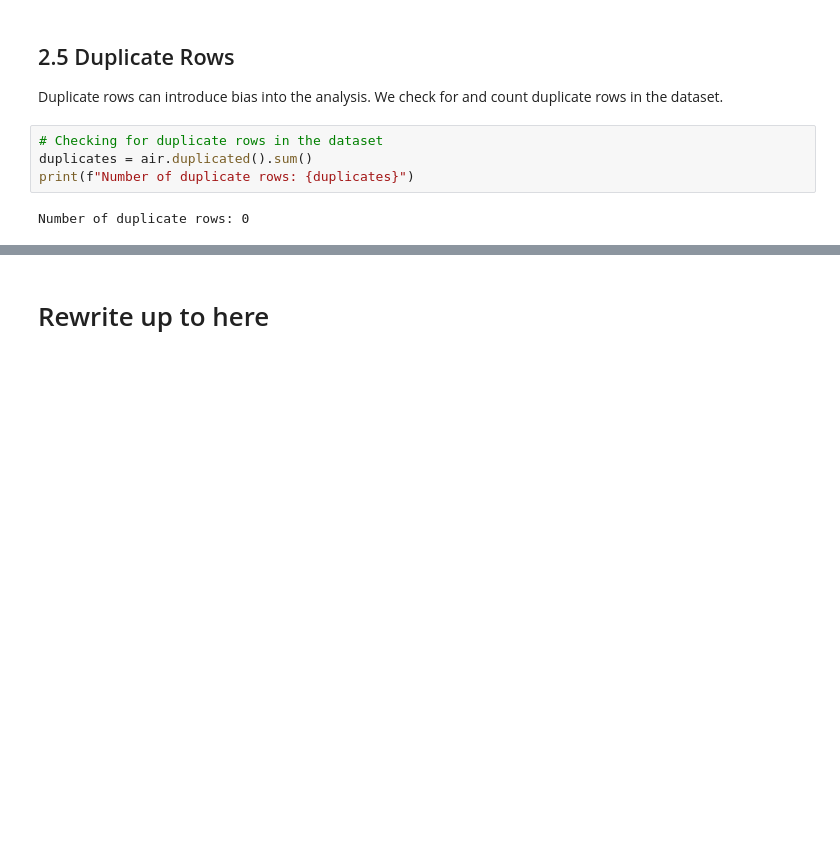
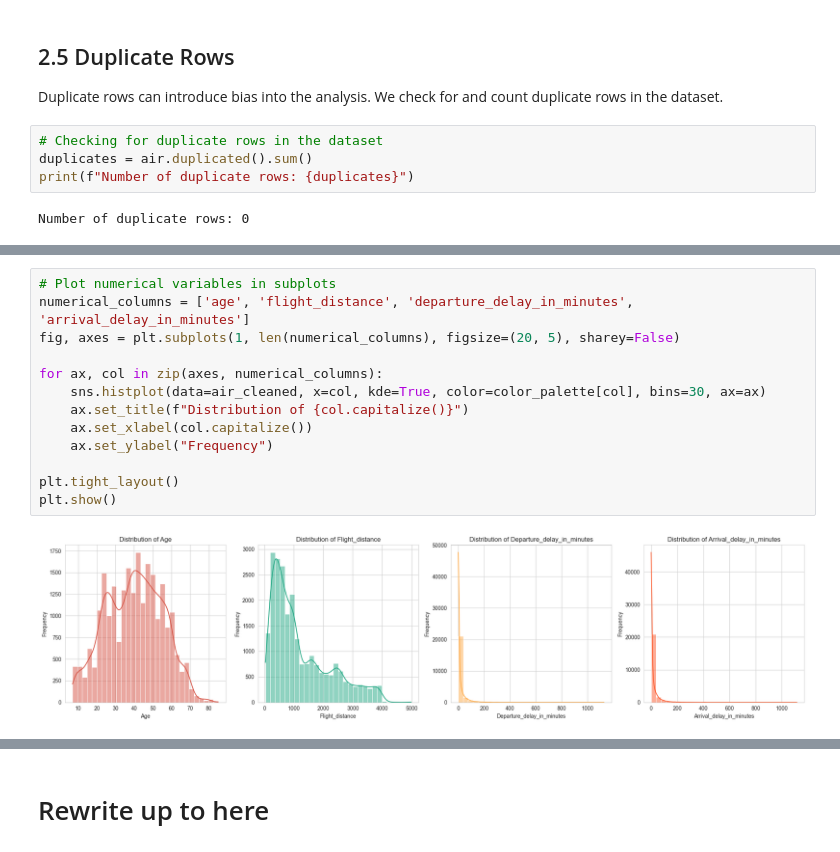
Before and after one commit to buthontingtimothy/EDA_Mini_Project, a Jupyter notebook: EDA Mini Project - Python Notebook.ipynb, the cells around one changed output, grey strips where cells are left out. Saved outputs shown, nothing was run; the diff lists cells and outputs as text; blank space fills up the shorter version.

```diff
--- a/EDA Mini Project - Python Notebook.ipynb
+++ b/EDA Mini Project - Python Notebook.ipynb
@@ -170,0 +371,15 @@ Number of duplicate rows: 0
+# %%
+# Plot numerical variables in subplots
+numerical_columns = ['age', 'flight_distance', 'departure_delay_in_minutes', 'arrival_delay_in_minutes']
+fig, axes = plt.subplots(1, len(numerical_columns), figsize=(20, 5), sharey=False)
+
+for ax, col in zip(axes, numerical_columns):
+    sns.histplot(data=air_cleaned, x=col, kde=True, color=color_palette[col], bins=30, ax=ax)
+    ax.set_title(f"Distribution of {col.capitalize()}")
+    ax.set_xlabel(col.capitalize())
+    ax.set_ylabel("Frequency")
+
+plt.tight_layout()
+plt.show()
+# %% [output]
+[figure, added]
```
Also changed, not shown: parts of 37 cells of this notebook.
